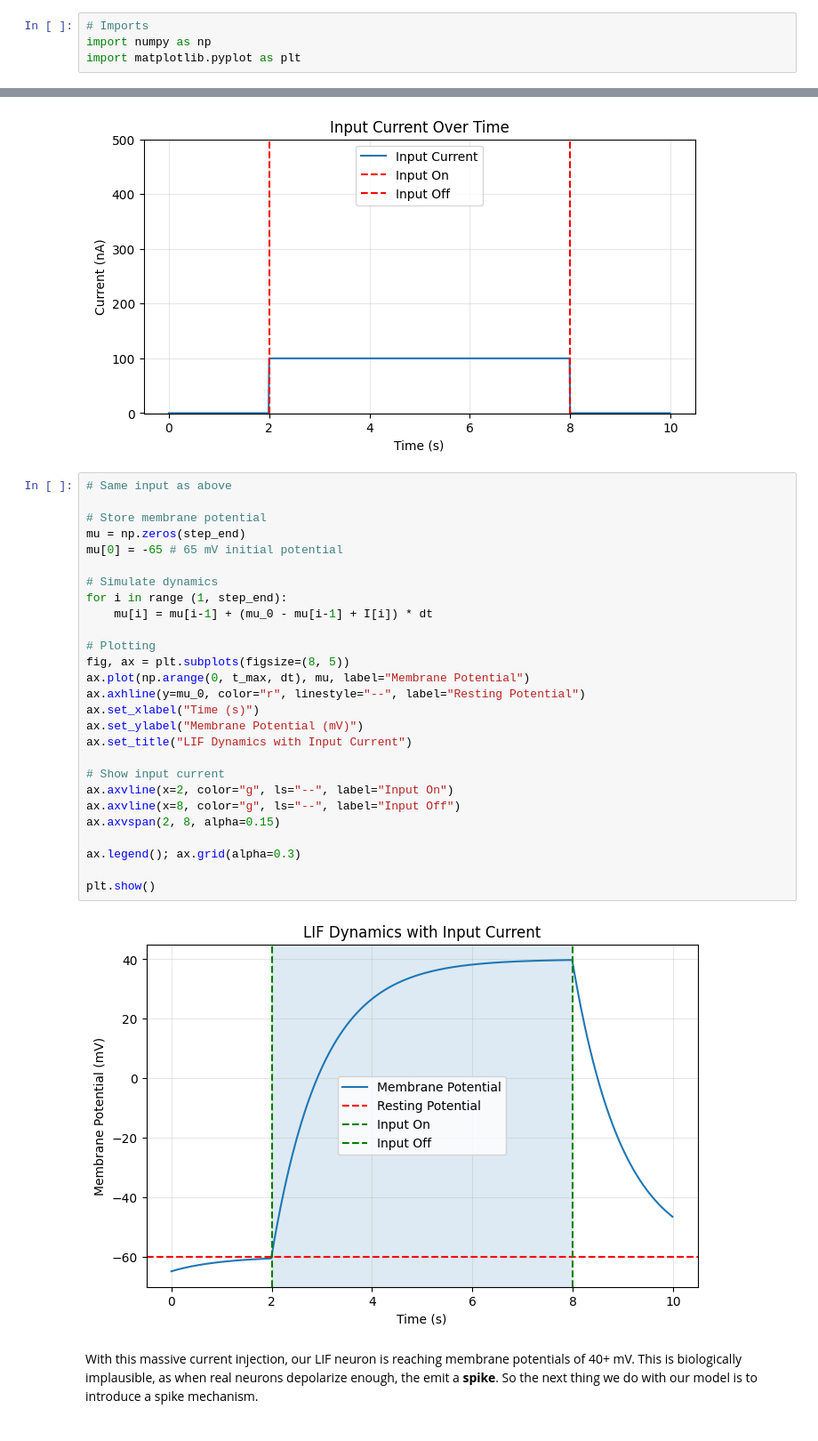
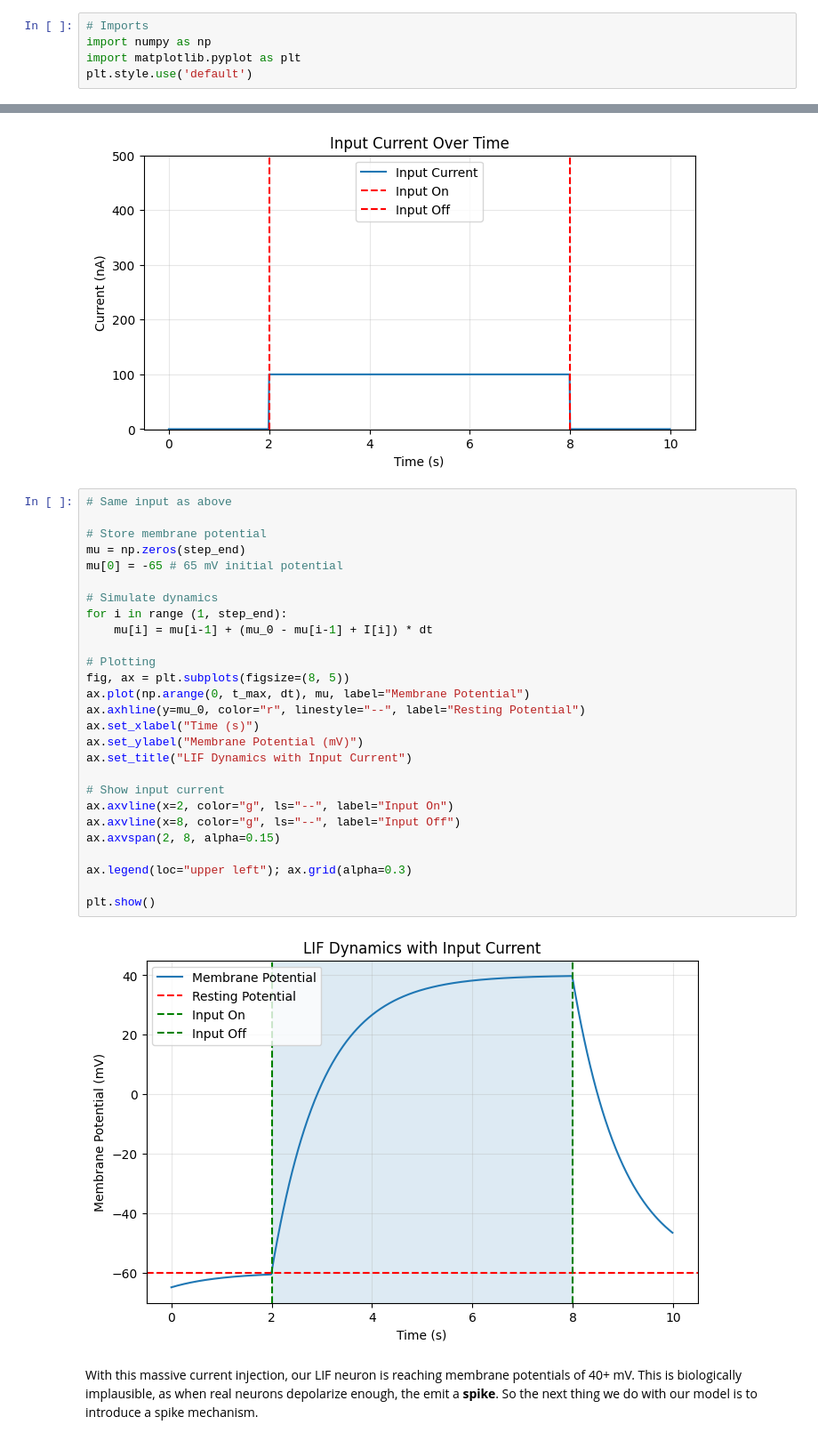
Before and after one commit to cory-wu/CCN-demos, a Jupyter notebook: Ch2/LIF.ipynb, the cells around one changed output, grey strips where cells are left out. Shown at 89% size. Saved outputs shown, nothing was run; the diff lists cells and outputs as text.

```diff
--- a/Ch2/LIF.ipynb
+++ b/Ch2/LIF.ipynb
@@ -4,6 +4,7 @@
 # Imports
 import numpy as np
 import matplotlib.pyplot as plt
+plt.style.use('default')
 # %% [markdown]
 The Leaky Integrate-and-Fire (LIF) Neuron model is a fundamental mathematical representation of a biological neuron. It models a neuron's membrane potential as an electrical circuit that adds up incoming input while continuously leaking charge. If the neuron accumulates enough charge to hit some spiking threshold, it emits a spike and resets its membrane potential. The dynamics of the LIF neuron are given by
 $$
@@ -243,32 +244,32 @@ plt.show()
 # %%
 # Same input as above
 
 # Store membrane potential
 mu = np.zeros(step_end)
 mu[0] = -65 # 65 mV initial potential
 
 # Simulate dynamics
 for i in range (1, step_end):
     mu[i] = mu[i-1] + (mu_0 - mu[i-1] + I[i]) * dt
 
 # Plotting
 fig, ax = plt.subplots(figsize=(8, 5))
 ax.plot(np.arange(0, t_max, dt), mu, label="Membrane Potential")
 ax.axhline(y=mu_0, color="r", linestyle="--", label="Resting Potential")
 ax.set_xlabel("Time (s)")
 ax.set_ylabel("Membrane Potential (mV)")
 ax.set_title("LIF Dynamics with Input Current")
 
 # Show input current
 ax.axvline(x=2, color="g", ls="--", label="Input On")
 ax.axvline(x=8, color="g", ls="--", label="Input Off")
 ax.axvspan(2, 8, alpha=0.15)
 
-ax.legend(); ax.grid(alpha=0.3)
+ax.legend(loc="upper left"); ax.grid(alpha=0.3)
 
 plt.show()
 # %% [output]
-[figure, old version]
+[figure, new version]
 # %% [markdown]
 With this massive current injection, our LIF neuron is reaching membrane potentials of 40+ mV. This is biologically implausible, as when real neurons depolarize enough, the emit a **spike**. So the next thing we do with our model is to introduce a spike mechanism.
 # %% [markdown]
```
Also changed, not shown: parts of 5 cells of this notebook, 17 other files.
